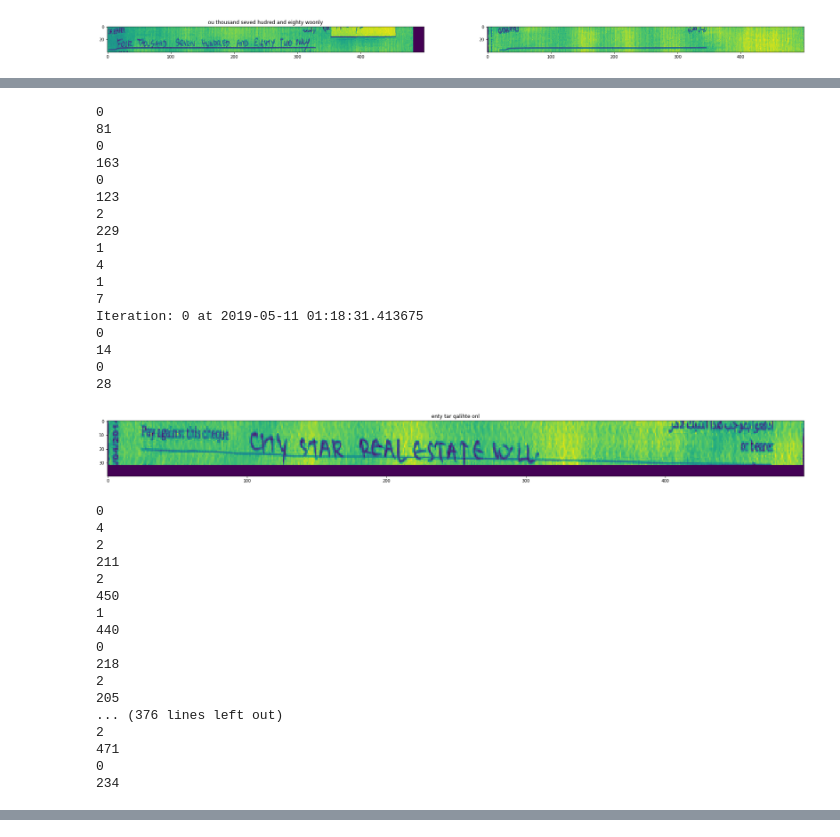
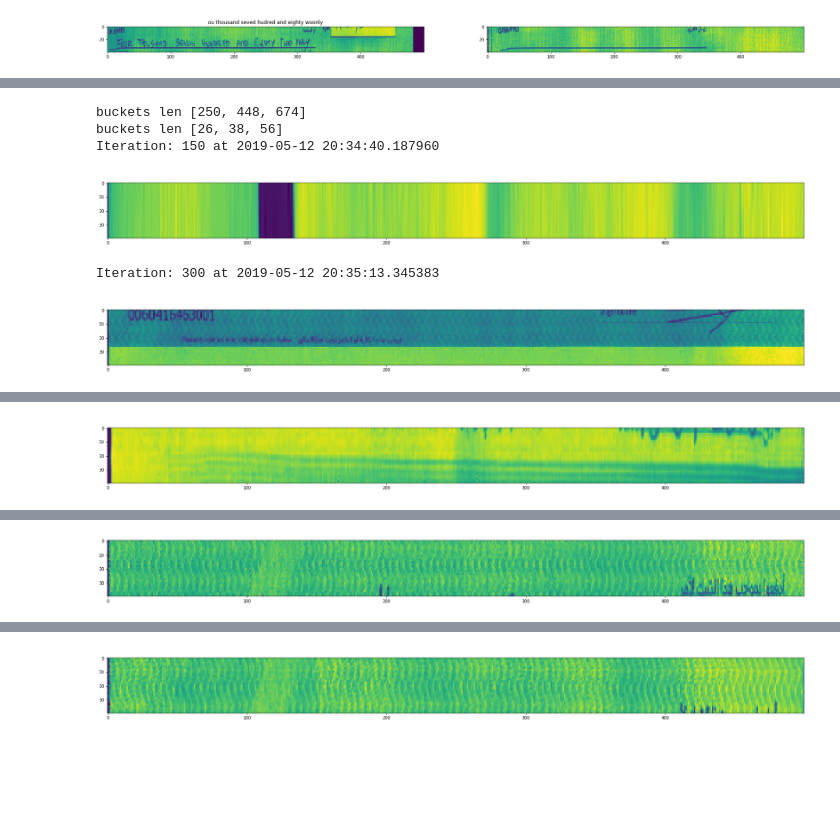
Before and after one commit to Ridooo/optimizing-bb-predtions, a Jupyter notebook: optimize_ltm/Untitled1.ipynb, the cells around one changed output, grey strips where cells are left out. Saved outputs shown, nothing was run; the diff lists cells and outputs as text; code cells hidden in the pictures; blank space fills up the shorter version.

```diff
--- a/optimize_ltm/Untitled1.ipynb
+++ b/optimize_ltm/Untitled1.ipynb
@@ -81,13 +80,4 @@ print(ltm_images.shape)
 print(l_true.shape)
 print(labels.shape)
 print(seq_lens.shape)
-plt.figure(figsize=(40,30))
-for j in range(int(1*2)):
-    plt.subplot(8,1,j+1)
-    #plt.title(''.jon([db.Ivoc[i] for i in out[j] if i in  db.Ivoc.keys()]))
-    img = np.squeeze(ltm_images[j])
-    shape = img.shape
-    img = img.reshape(shape[0], shape[1])
-
-    plt.imshow(img)
 # %% [output]
@@ -194,7 +185,7 @@ from tcng import predicted_images_generator, TCNNG
 from EvaluateTCN import compare
 import logging
 #####################################333
-batch_size= 2
+batch_size= 10
 #ltm ltm_predictor placeholders
 
 tcn_pars={"batch_size":batch_size,"h":40,"w":500,"c":1,"lr":0.001,"op":"adam","lr_decay":0.9,
@@ -251,12 +242,12 @@ p_mse_metric = tf.reduce_mean(tf.metrics.mean_squared_error(labels=l_true_ph_tr,
 
 tvars = tf.trainable_variables()
 p_vars = [var for var in tvars if 'p_' in var.name and 'testing' not in var.name]
-p_total_trainer = tf.train.AdamOptimizer(0.0001).minimize(p_total_loss,var_list=p_vars)
+p_total_trainer = tf.train.AdamOptimizer(0.0001).minimize(p_mse_loss,var_list=p_vars)
 
 ##############
 tf.summary.scalar('predictor_mse_loss_train',p_mse_loss)
-tf.summary.scalar('ctc_loss_train',ctc_loss)
-tf.summary.scalar('predictor_total_loss_train',p_total_loss)
+#tf.summary.scalar('ctc_loss_train',ctc_loss)
+#tf.summary.scalar('predictor_total_loss_train',p_total_loss)
 
 tf.summary.image('predicted_images_generator',tcng_tr.predicted_images,5)
 
@@ -264,11 +255,11 @@ tf.summary.image('predicted_images_generator',tcng_tr.predicted_images,5)
 merged = tf.summary.merge_all()
 
 p_mse_loss_valid_summary = tf.summary.scalar('predictor_mse_loss_valid',p_mse_loss)
-p_ctc_loss_valid_summary = tf.summary.scalar('ctc_loss_valid',ctc_loss)
-p_total_loss_valid_summary = tf.summary.scalar('predictor_total_loss_valid',p_total_loss)
+#p_ctc_loss_valid_summary = tf.summary.scalar('ctc_loss_valid',ctc_loss)
+#p_total_loss_valid_summary = tf.summary.scalar('predictor_total_loss_valid',p_total_loss)
 p_mse_metric_valid_summary = tf.summary.scalar('predictor_mse_metric_valid',p_mse_metric)
-merged_valid = tf.summary.merge([p_mse_loss_valid_summary,p_ctc_loss_valid_summary,
-                                 p_total_loss_valid_summary,p_mse_metric_valid_summary])
+merged_valid = tf.summary.merge([p_mse_loss_valid_summary,p_mse_metric_valid_summary])#p_mse_loss_valid_summary,p_ctc_loss_valid_summary,
+                                 #p_total_loss_valid_summary,
 
 
 logdir = "data/logs/tensorboard/" + datetime.datetime.now().strftime("%Y%m%d-%H%M%S") + "/"
@@ -287,6 +289,6 @@ Go for validating 0
 # %%
 !rm -rf data/logs/evaluate.out
-#!rm -rf data/logs/ltm_models
+!rm -rf data/logs/ltm_models
 !rm -rf data/logs/tensorboard
 
 logging.basicConfig(filename='data/logs/evaluate.out',level=logging.DEBUG ,format='%(asctime)s %(levelname)s %(message)s')
@@ -362,7 +364,7 @@ with tf.Session() as sess:
 
         #gstep = tf.train.get_global_step(graph=tf.get_default_graph())
 
-        if i % 5000 == 0 and i!=0:
+        if i % 1000 == 0 and i!=0:
             logging.info("start evaluation at global_step: %i",i)
 
 
@@ -373,7 +375,7 @@ with tf.Session() as sess:
 
             tler = db_test.evaluate2(ltm_images_ph_ts,tcng_ts,sess)
             if tler <= newler:
-                logging.info("ler is improved from from %f to %f",newler, tler)
+                logging.info("at iter %i ler is improved from from %f to %f",i, newler, tler)
                 newler = tler
 
                 p_vars = [var for var in var_in_training if 'p_' in var.name]
@@ -383,7 +385,7 @@ with tf.Session() as sess:
                 logging.info("save model tm_predictor_only_tler_"+str(tler))
 
             else:
-                logging.info("ler is not improved from from %f to %f",newler, tler)
+                logging.info("at iter %i ler is not improved from from %f to %f",i, newler, tler)
 
 
 
@@ -393,66 +395,38 @@ with tf.Session() as sess:
 
 
 
-        if i % 150 == 0:
+        if i % 150 == 0 and i!=0:
+
             # Every 100 iterations, show a predicted image
             print("Iteration:", i, "at", datetime.datetime.now())
             (images, heights, widths, lines,labels,seq_lens), _ = next(valid_gen)
             ltm_images, l_true = ltm_img_processor(images, heights, widths,lines,double=False)
 
             p_images, y_pred= sess.run([tcng_tr.predicted_images,tcng_tr.fc_2],
                                        feed_dict={ltm_images_ph_tr:ltm_images,
                                                   tcng_tr.images_ph:images,
                                                   tcng_tr.heights_ph: heights,
                                                   tcng_tr.widths_ph:widths})
             shape = y_pred[:, 2:, :].shape
             ctc_decode = bknd.ctc_decode(y_pred[:, 2:, :], input_length=np.ones(shape[0])*shape[1])[0][0]
             out = bknd.get_value(ctc_decode)[:, :db.maxL]
 
             ler, results = compare(out, labels, db.Ivoc, show=batch_size)
 
 
             plt.figure(figsize=(30,15))
             #for j in range(int(batch_size/2)):
             #plt.subplot(8,2,0+1)
             plt.title(''.join([db.Ivoc[i] for i in out[0] if i in  db.Ivoc.keys()]))
             img = np.squeeze(p_images[0])
             shape = img.shape
             img = img.reshape(shape[0], shape[1])
             plt.imshow(img)
             plt.show()
 # %% [output]
-0
-81
-0
-163
-0
-123
-2
-229
-1
-4
-1
-7
-Iteration: 0 at 2019-05-11 01:18:31.413675
-0
-14
-0
-28
+buckets len [250, 448, 674]
+buckets len [26, 38, 56]
+Iteration: 150 at 2019-05-12 20:34:40.187960
-[figure, old version]
+[figure, new version]
-0
-4
-2
-211
-2
-450
-1
-440
-0
-218
-2
-205
-... (376 lines left out)
-2
-471
-0
-234
+Iteration: 300 at 2019-05-12 20:35:13.345383
+[figure, added]
@@ -459,0 +434 @@ KeyboardInterrupt:
+[figure, added]
@@ -459,0 +436 @@ KeyboardInterrupt:
+[figure, added]
@@ -459,0 +438 @@ KeyboardInterrupt:
+[figure, added]
```
Also changed, not shown: parts of 4 cells of this notebook, 12 other files.
